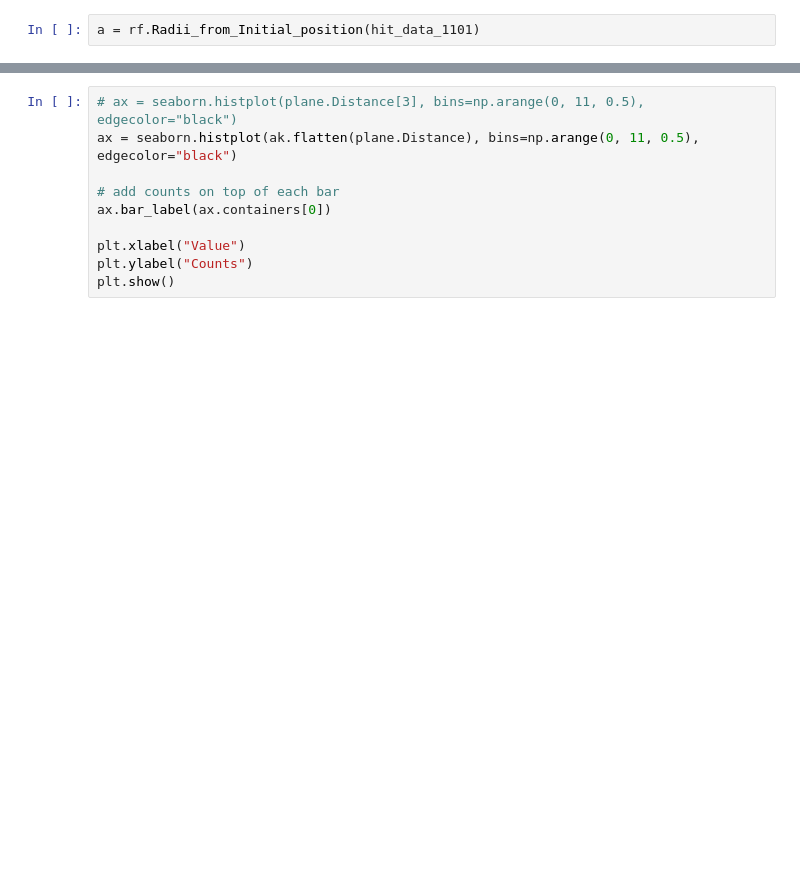
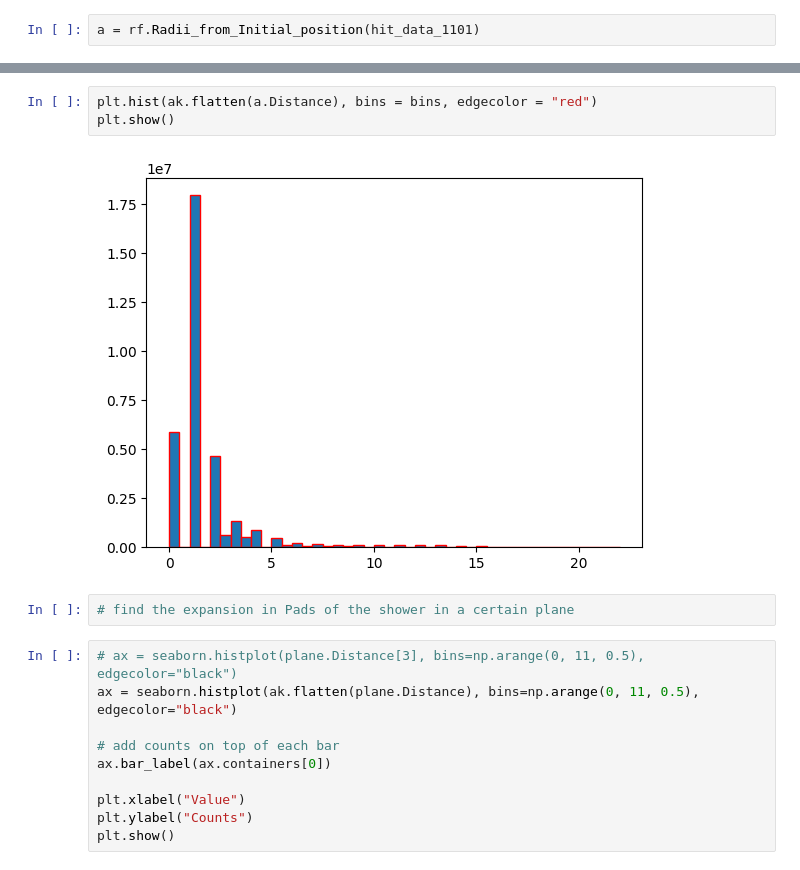
Before and after one commit to Ben-David-Ben/F-Cal-TB-Project, a Jupyter notebook: TB2025_Gap.ipynb, the cells around one changed output, grey strips where cells are left out. Cells and saved outputs as stored; diff of their text form; blank space fills up the shorter version.

```diff
--- a/TB2025_Gap.ipynb
+++ b/TB2025_Gap.ipynb
@@ -168,3 +281,10 @@ plt.show()
+# %%
+plt.hist(ak.flatten(a.Distance), bins = bins, edgecolor = "red")
+plt.show()
+# %% [output]
+[figure, added]
+# %%
+# find the expansion in Pads of the shower in a certain plane
 # %%
 # ax = seaborn.histplot(plane.Distance[3], bins=np.arange(0, 11, 0.5), edgecolor="black")
 ax = seaborn.histplot(ak.flatten(plane.Distance), bins=np.arange(0, 11, 0.5), edgecolor="black")
```
Also changed, not shown: parts of 13 cells of this notebook, 4 other files.
